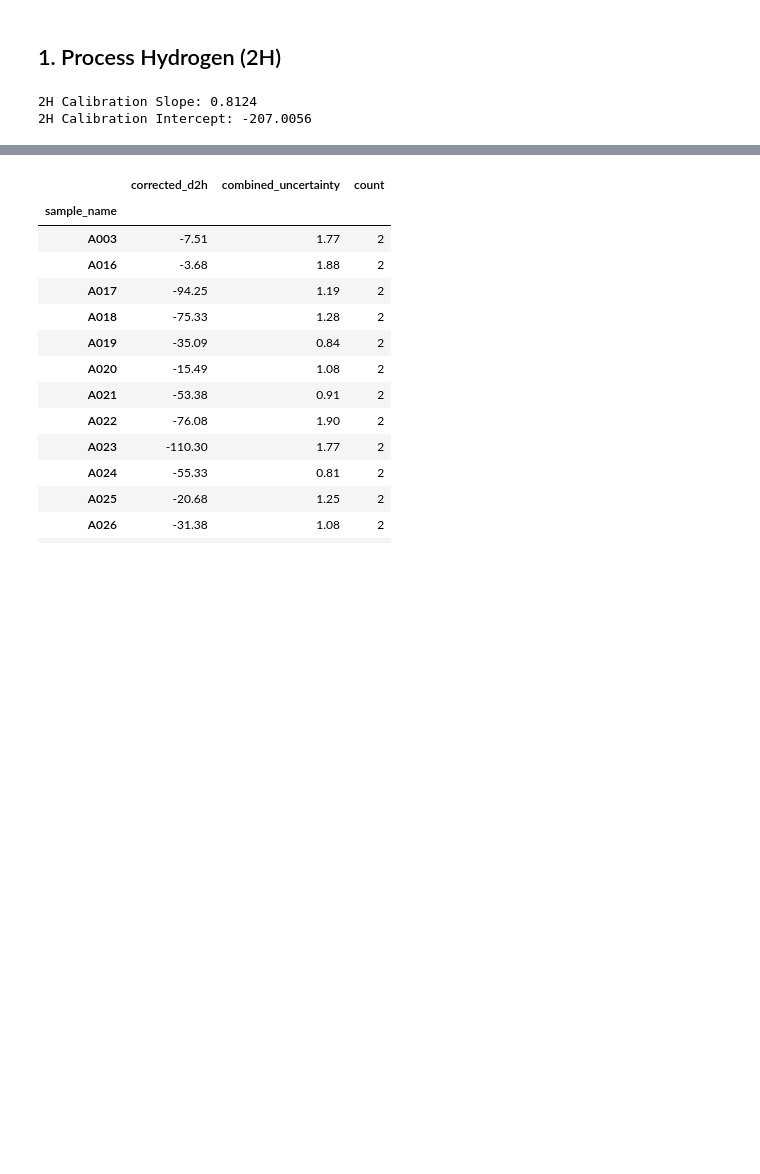
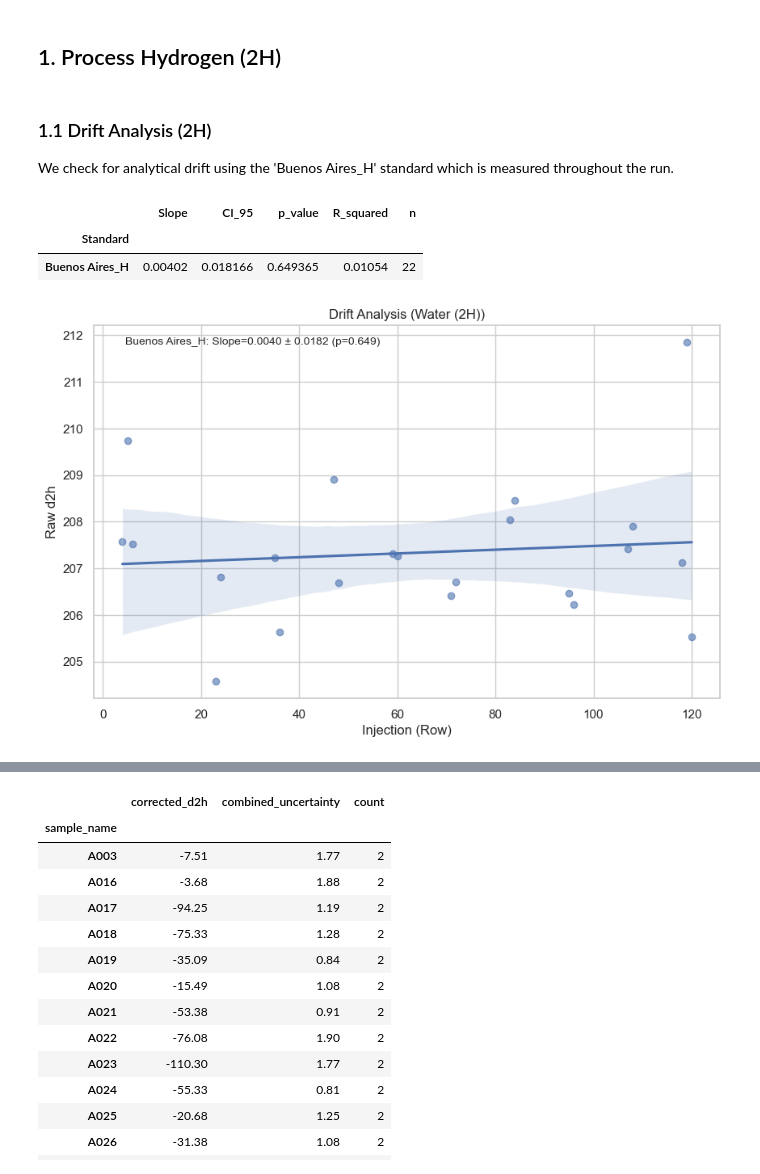
Before and after one commit to DamianPiuselli/isotools, a Jupyter notebook: replication_water.ipynb, the cells around one changed output, grey strips where cells are left out. Saved outputs shown, nothing was run; the diff lists cells and outputs as text; code cells hidden in the pictures; blank space fills up the shorter version.

```diff
--- a/replication_water.ipynb
+++ b/replication_water.ipynb
@@ -19,12 +19,20 @@ batch_h = Batch(filepath, config=Water_H, sheet_name="2H.wke")
 
 # Set Anchor Standards
 batch_h.set_anchors(["Mar_H", "Buenos Aires_H", "Mendoza_H", "Antartida_H"])
-
-# Process using Multi-Point Linear (OLS)
-batch_h.process(strategy=MultiPointLinear())
-
-print(f"2H Calibration Slope: {batch_h._strategy.slope:.4f}")
-print(f"2H Calibration Intercept: {batch_h._strategy.intercept:.4f}")
-# %% [output]
-2H Calibration Slope: 0.8124
-2H Calibration Intercept: -207.0056
+# %% [markdown]
+### 1.1 Drift Analysis (2H)
+We check for analytical drift using the 'Buenos Aires_H' standard which is measured throughout the run.
+# %%
+batch_h.set_drift_monitors(["Buenos Aires_H"])
+
+# Check drift statistics
+drift_stats_h = batch_h.check_drift()
+display(drift_stats_h)
+
+# Plot drift
+batch_h.plot_drift();
+# %% [output]
+|  | Slope | CI_95 | p_value | R_squared | n |
+| Standard |  |  |  |  |  |
+| Buenos Aires_H | 0.00402 | 0.018166 | 0.649365 | 0.01054 | 22 |
+[figure, added]
```
Also changed, not shown: parts of 11 cells of this notebook, 4 other files.
